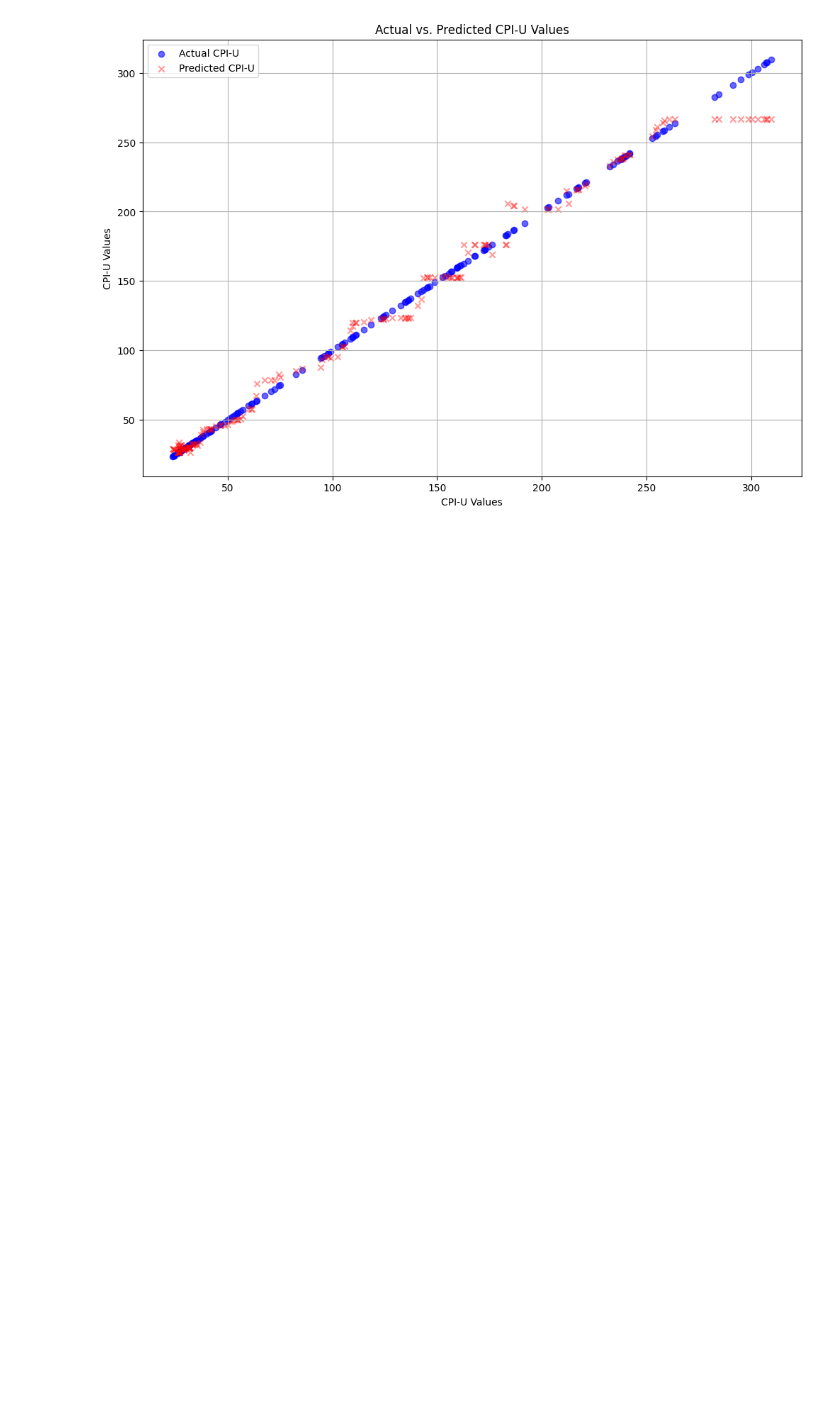
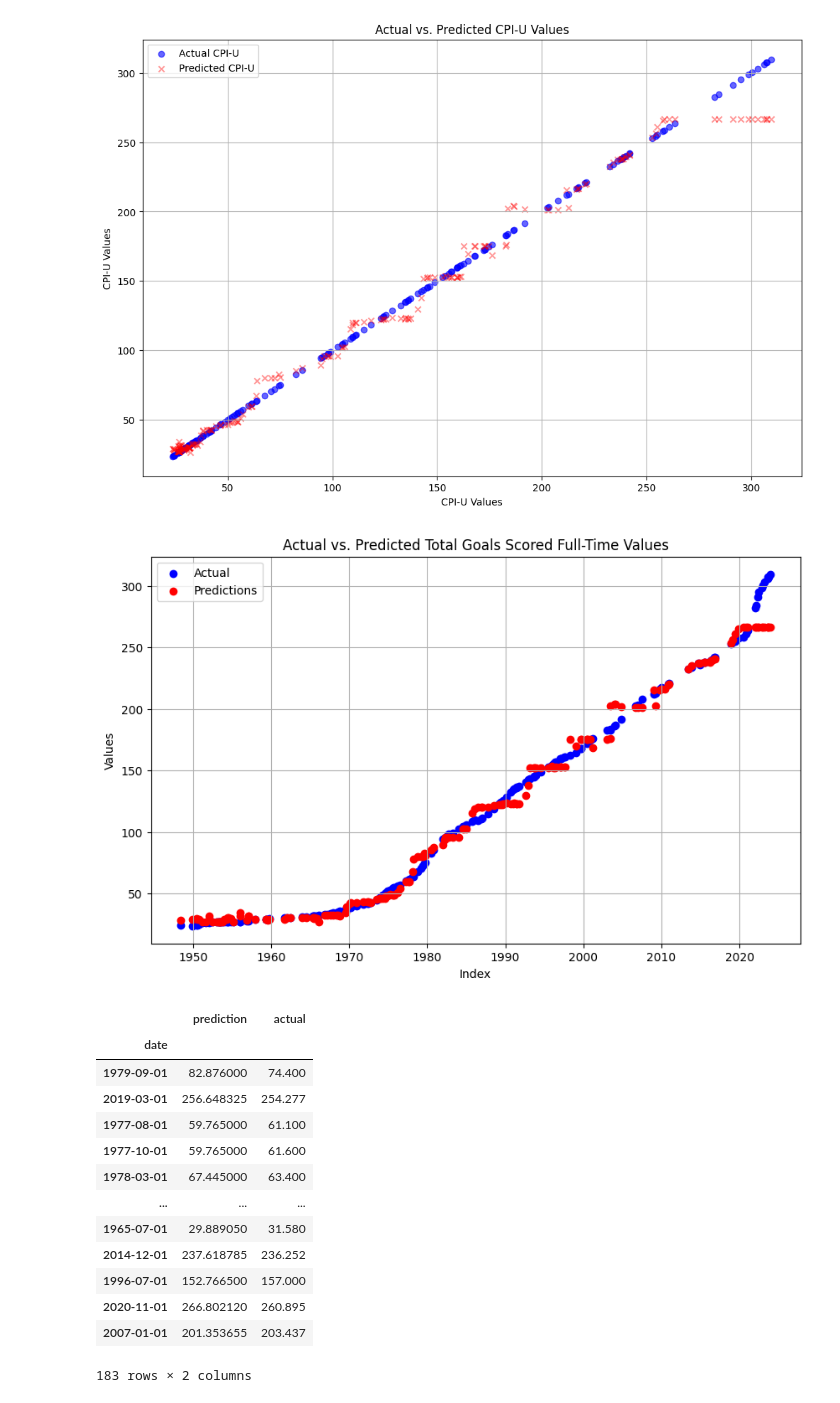
Before and after one commit to felipedds/economic-analysis-fred, a Jupyter notebook: notebooks/analysis.ipynb, the cells around one changed output. Cells and saved outputs as stored; diff of their text form; code cells hidden in the pictures; blank space fills up the shorter version.

Commit message:
edited the plot

```diff
--- a/notebooks/analysis.ipynb
+++ b/notebooks/analysis.ipynb
@@ -650,3 +650,34 @@ plt.grid(True)
 plt.show()
 # %% [output]
 [figure]
+# %%
+# Comparison of predictions and real values, indexed by original indices
+comparison_results_df = pd.DataFrame({"prediction": y_predictions, "actual": y_test}, index=y_test.index)
+
+plt.figure(figsize=(10, 6))
+plt.scatter(comparison_results_df.index, comparison_results_df["actual"], color="blue", label="Actual")
+plt.scatter(comparison_results_df.index, comparison_results_df["prediction"], color="red", label="Predictions")
+plt.xlabel("Index")
+plt.ylabel("Values")
+plt.title("Actual vs. Predicted Total Goals Scored Full-Time Values")
+plt.legend()
+plt.grid(True)
+plt.show()
+
+comparison_results_df
+# %% [output]
+[figure, added]
+|  | prediction | actual |
+| date |  |  |
+| 1979-09-01 | 82.876000 | 74.400 |
+| 2019-03-01 | 256.648325 | 254.277 |
+| 1977-08-01 | 59.765000 | 61.100 |
+| 1977-10-01 | 59.765000 | 61.600 |
+| 1978-03-01 | 67.445000 | 63.400 |
+| ... | ... | ... |
+| 1965-07-01 | 29.889050 | 31.580 |
+| 2014-12-01 | 237.618785 | 236.252 |
+| 1996-07-01 | 152.766500 | 157.000 |
+| 2020-11-01 | 266.802120 | 260.895 |
+| 2007-01-01 | 201.353655 | 203.437 |
+183 rows × 2 columns
```
Also changed, not shown: parts of 11 cells of this notebook, 3 other files.
